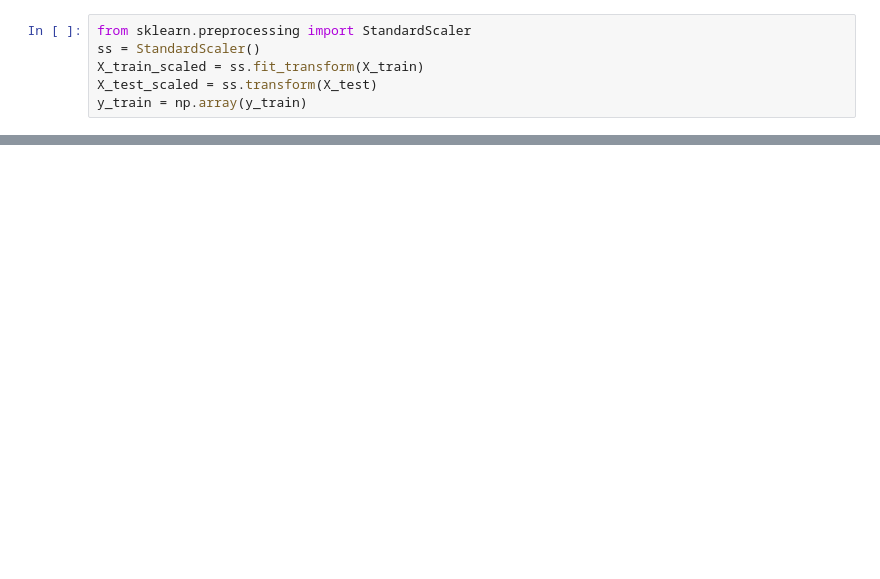
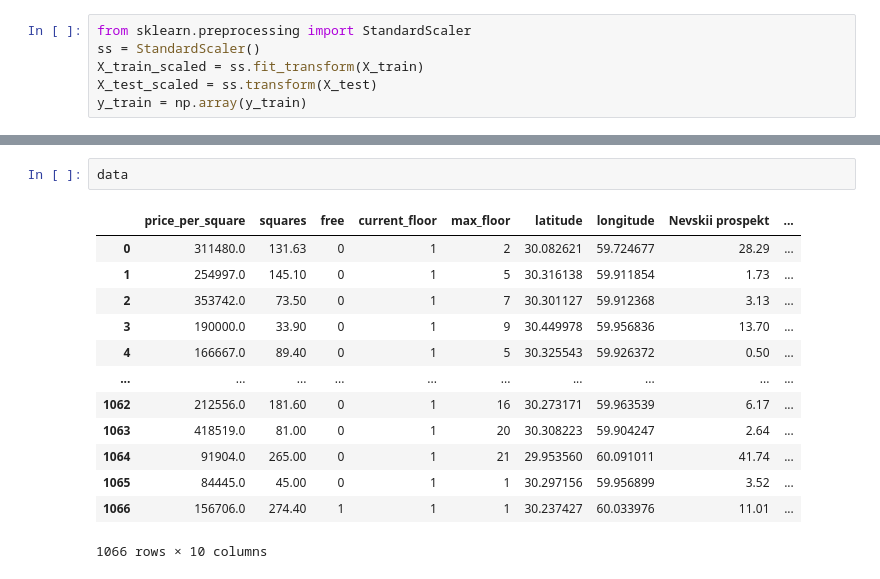
Before and after one commit to VondyBland/diplomopiska, a Jupyter notebook: ML/regression.ipynb, the cells around one changed output, grey strips where cells are left out. Drawn from its saved outputs; the diff is of its cells as text; blank space fills up the shorter version.

```diff
--- a/ML/regression.ipynb
+++ b/ML/regression.ipynb
@@ -238,2 +238,18 @@ display(rfc.score(X_train_scaled, y_train))
+# %%
+data
+# %% [output]
+|  | price_per_square | squares | free | current_floor | max_floor | latitude | longitude | Nevskii prospekt | ... |
+| 0 | 311480.0 | 131.63 | 0 | 1 | 2 | 30.082621 | 59.724677 | 28.29 | ... |
+| 1 | 254997.0 | 145.10 | 0 | 1 | 5 | 30.316138 | 59.911854 | 1.73 | ... |
+| 2 | 353742.0 | 73.50 | 0 | 1 | 7 | 30.301127 | 59.912368 | 3.13 | ... |
+| 3 | 190000.0 | 33.90 | 0 | 1 | 9 | 30.449978 | 59.956836 | 13.70 | ... |
+| 4 | 166667.0 | 89.40 | 0 | 1 | 5 | 30.325543 | 59.926372 | 0.50 | ... |
+| ... | ... | ... | ... | ... | ... | ... | ... | ... | ... |
+| 1062 | 212556.0 | 181.60 | 0 | 1 | 16 | 30.273171 | 59.963539 | 6.17 | ... |
+| 1063 | 418519.0 | 81.00 | 0 | 1 | 20 | 30.308223 | 59.904247 | 2.64 | ... |
+| 1064 | 91904.0 | 265.00 | 0 | 1 | 21 | 29.953560 | 60.091011 | 41.74 | ... |
+| 1065 | 84445.0 | 45.00 | 0 | 1 | 1 | 30.297156 | 59.956899 | 3.52 | ... |
+| 1066 | 156706.0 | 274.40 | 1 | 1 | 1 | 30.237427 | 60.033976 | 11.01 | ... |
+1066 rows × 10 columns
 # %%
 feats = {}
```
Also changed, not shown: parts of 6 cells of this notebook.
